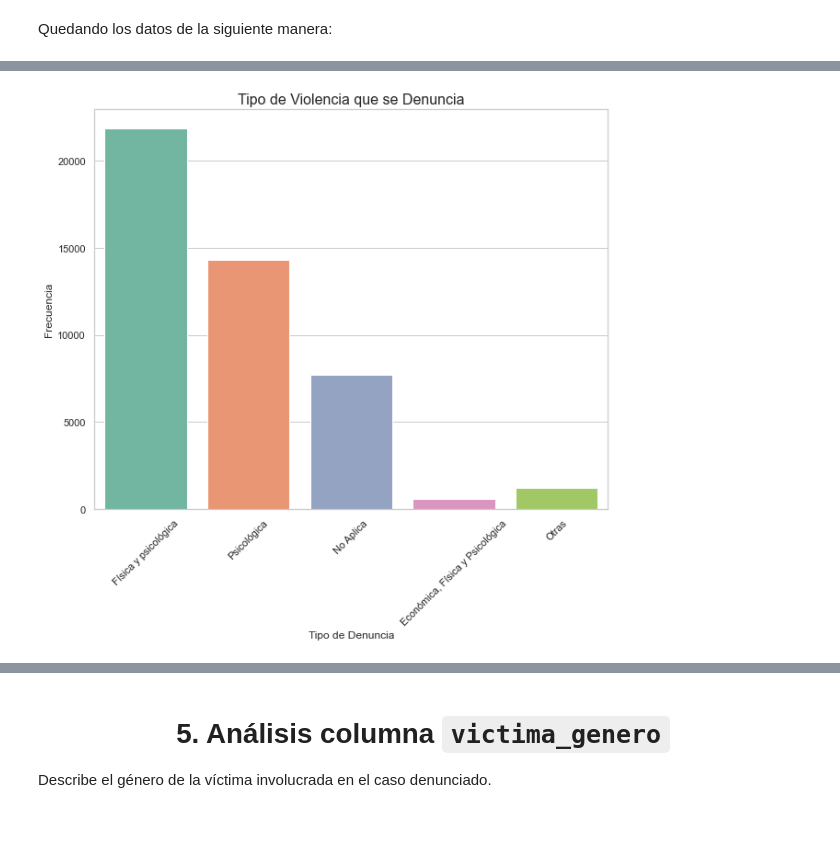
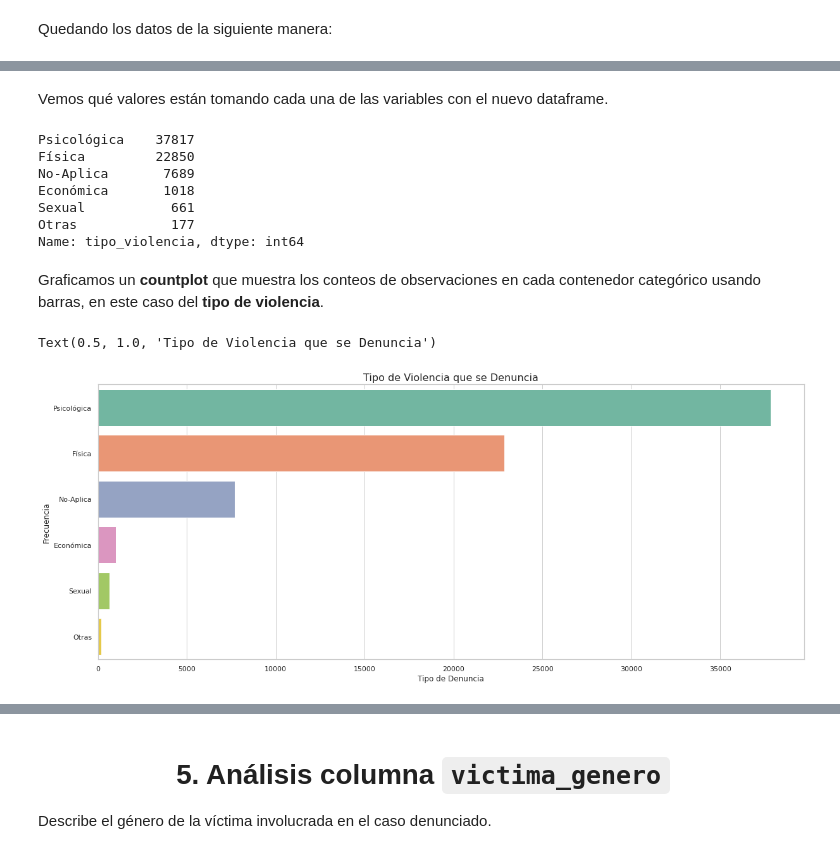
Before and after one commit to eleanarinaudo/Linea-137-Diplo2022, a Jupyter notebook: Análisis y Visualización de Datos/AyV_Linea_137.ipynb, the cells around one changed output, grey strips where cells are left out. Drawn from its saved outputs; the diff is of its cells as text; code cells hidden in the pictures; blank space fills up the shorter version.

```diff
--- a/Análisis y Visualización de Datos/AyV_Linea_137.ipynb
+++ b/Análisis y Visualización de Datos/AyV_Linea_137.ipynb
@@ -121,0 +114,3 @@ linea137_df.head()
+# %%
+linea137_df= linea137_df.rename(columns={'Unnamed: 0': 'index'})
+linea137_df.head(3)
@@ -553,0 +697,2 @@ linea137_df["violencia_tipo"] = (
+# %%
+linea137_copy = linea137_df.copy()
@@ -553,0 +705,30 @@ linea137_df["violencia_tipo"] = (
+# %%
+relevant_columns = ["violencia_tipo", "index"]
+
+
+def split_violence(violence_str):
+    if not isinstance(violence_str, str):
+        return list()
+
+    violence_str = (
+        violence_str.title()
+        .replace("No Aplica", "No-Aplica")
+        .replace("No Es Un Caso De Violencia Familiar", "Otras")
+        .replace("Y", "")
+    )
+
+    return [lang.strip().replace(",", "") for lang in violence_str.split()]
+
+
+linea137_copy.loc[:, "tipo_violencia"] = linea137_copy.violencia_tipo.apply(
+    split_violence
+)
+
+df_violence = (
+    linea137_copy.tipo_violencia.apply(pd.Series)
+    .stack()
+    .reset_index(level=-1, drop=True)
+    .to_frame()
+    .join(linea137_copy[relevant_columns])
+    .rename(columns={0: "tipo_violencia"})
+)
@@ -567,12 +756,27 @@ Creamos un **histograma** para estudiar la distribución del **tipo de violencia
+# %% [markdown]
+Vemos qué valores están tomando cada una de las variables con el nuevo dataframe.
+# %%
+df_violence["tipo_violencia"].value_counts()
+# %% [output]
+Psicológica    37817
+Física         22850
+No-Aplica       7689
+Económica       1018
+Sexual           661
+Otras            177
+Name: tipo_violencia, dtype: int64
+# %% [markdown]
+Graficamos un **countplot** que muestra los conteos de observaciones en cada contenedor categórico usando barras, en este caso del **tipo de violencia**.
 # %%
-fig = plt.figure(figsize=(10, 8))
+fig = plt.figure(figsize=(20, 8))
 sns.set_theme(style="whitegrid", palette="Set2")
-sns.countplot(data=linea137_df, x="violencia_tipo")
-
+sns.countplot(
+    y=df_violence.tipo_violencia,
+    order=pd.value_counts(df_violence["tipo_violencia"]).iloc[:20].index,
+);
 plt.xlabel("Tipo de Denuncia", size=12)
 plt.ylabel("Frecuencia", size=12)
 plt.title("Tipo de Violencia que se Denuncia", size=16)
-plt.xticks(rotation=45)
-plt.show()
 # %% [output]
+Text(0.5, 1.0, 'Tipo de Violencia que se Denuncia')
-[figure, old version]
+[figure, new version]
```
Also changed, not shown: parts of 130 cells of this notebook.
